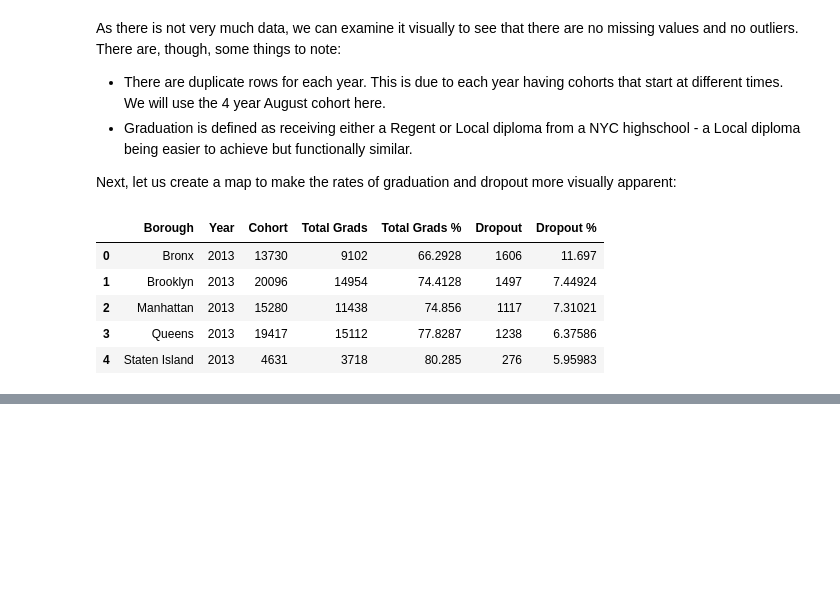
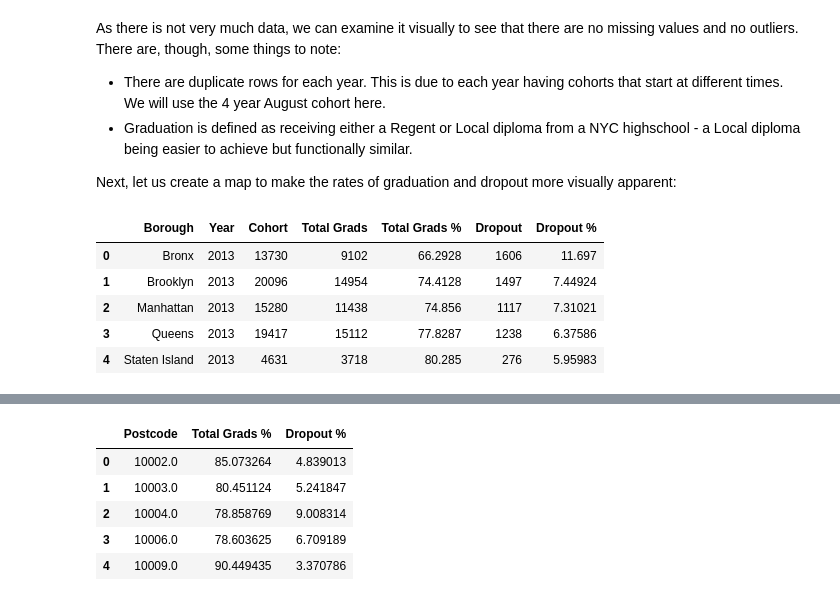
Before and after one commit to ThibauldBraet/Whos-your-data, a Jupyter notebook: Education.ipynb, the cells around one changed output, grey strips where cells are left out. Saved outputs shown, nothing was run; the diff lists cells and outputs as text; code cells hidden in the pictures; blank space fills up the shorter version.

```diff
--- a/Education.ipynb
+++ b/Education.ipynb
@@ -146,0 +207,11 @@ drops_map
+# %%
+addr_folder = './data/school_addr/'
+# %%
+school_addr = pd.read_csv(addr_folder + '2017-doe-high-school-directory.csv')
+# %%
+school_pos = school_addr[['dbn', 'Postcode']]
+school_pos.rename(columns={'dbn': 'DBN'}, inplace=True) # for consistency
+school_pos.dropna(inplace=True)
+school_pos.head()
+
+# Here, we've found exact positions for most schools in NYC.
@@ -146,0 +225,14 @@ drops_map
+# %%
+# Merging the two to position our schools properly
+df_merged = df_2013_grouped.merge(school_pos, on='DBN', how='outer')
+df_merged.dropna(inplace=True)
+
+df_merged = df_merged.groupby(['Postcode']).mean().reset_index()
+df_merged.head()
+# %% [output]
+|  | Postcode | Total Grads % | Dropout % |
+| 0 | 10002.0 | 85.073264 | 4.839013 |
+| 1 | 10003.0 | 80.451124 | 5.241847 |
+| 2 | 10004.0 | 78.858769 | 9.008314 |
+| 3 | 10006.0 | 78.603625 | 6.709189 |
+| 4 | 10009.0 | 90.449435 | 3.370786 |
```
Also changed, not shown: parts of 13 cells of this notebook.
